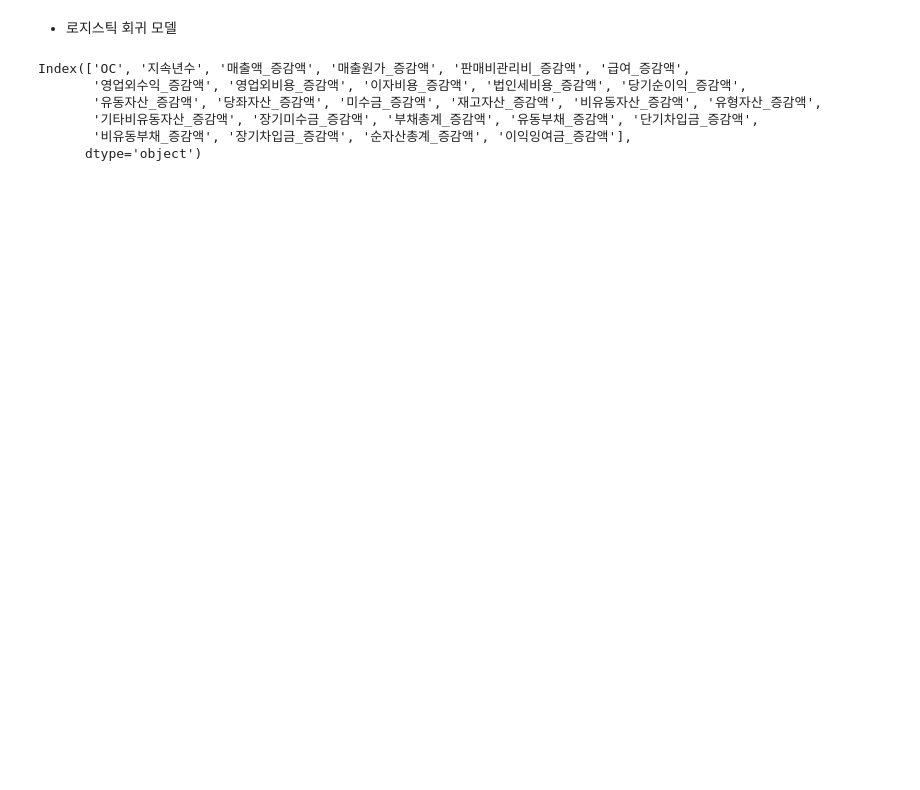
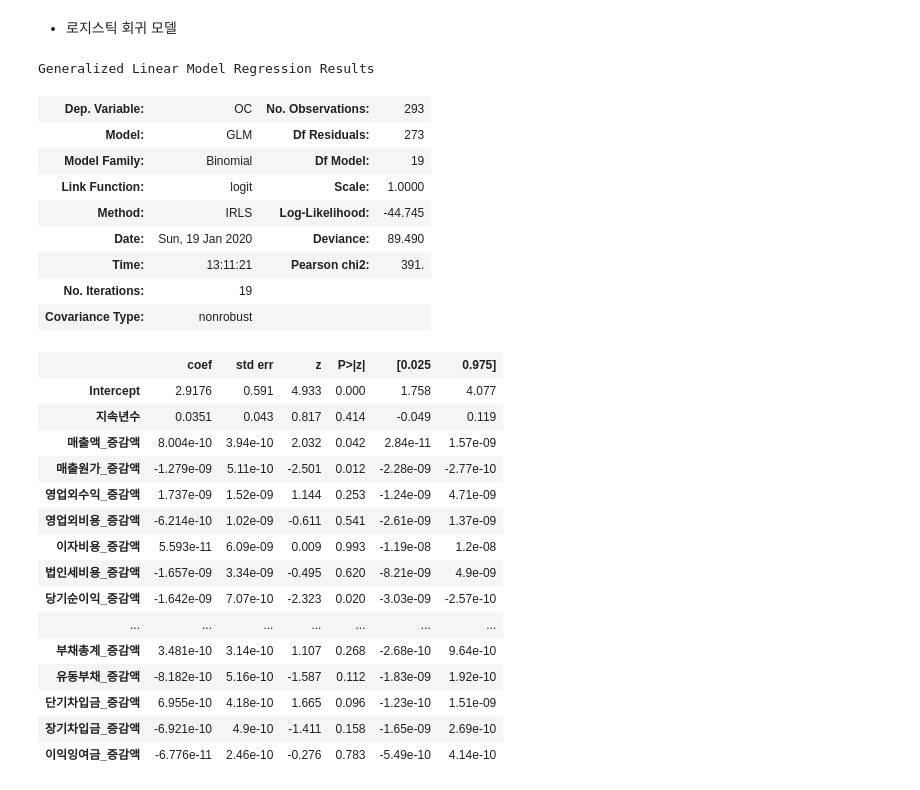
Before and after one commit to bill7845/jupyter_repo, a Jupyter notebook: jupyter_CODE/병원개폐업예측모델링/병원개폐업예측 모델링_3.ipynb, the cells around one changed output. Cells and saved outputs as stored; diff of their text form; code cells hidden in the pictures; blank space fills up the shorter version.

```diff
--- a/jupyter_CODE/병원개폐업예측모델링/병원개폐업예측 모델링_3.ipynb
+++ b/jupyter_CODE/병원개폐업예측모델링/병원개폐업예측 모델링_3.ipynb
@@ -459,11 +455,2 @@ train_asset
 # %% [markdown]
 * 로지스틱 회귀 모델
-# %%
-train_asset.columns
-# %% [output]
-Index(['OC', '지속년수', '매출액_증감액', '매출원가_증감액', '판매비관리비_증감액', '급여_증감액',
-       '영업외수익_증감액', '영업외비용_증감액', '이자비용_증감액', '법인세비용_증감액', '당기순이익_증감액',
-       '유동자산_증감액', '당좌자산_증감액', '미수금_증감액', '재고자산_증감액', '비유동자산_증감액', '유형자산_증감액',
-       '기타비유동자산_증감액', '장기미수금_증감액', '부채총계_증감액', '유동부채_증감액', '단기차입금_증감액',
-       '비유동부채_증감액', '장기차입금_증감액', '순자산총계_증감액', '이익잉여금_증감액'],
-      dtype='object')
@@ -480,3 +479,32 @@ model = smf.glm(
+# %%
+model.summary()
+# %% [output]
+Generalized Linear Model Regression Results
+| Dep. Variable: | OC | No. Observations: | 293 |
+| Model: | GLM | Df Residuals: | 273 |
+| Model Family: | Binomial | Df Model: | 19 |
+| Link Function: | logit | Scale: | 1.0000 |
+| Method: | IRLS | Log-Likelihood: | -44.745 |
+| Date: | Sun, 19 Jan 2020 | Deviance: | 89.490 |
+| Time: | 13:11:21 | Pearson chi2: | 391. |
+| No. Iterations: | 19 |  |  |
+| Covariance Type: | nonrobust |  |  |
+|  | coef | std err | z | P>|z| | [0.025 | 0.975] |
+| Intercept | 2.9176 | 0.591 | 4.933 | 0.000 | 1.758 | 4.077 |
+| 지속년수 | 0.0351 | 0.043 | 0.817 | 0.414 | -0.049 | 0.119 |
+| 매출액_증감액 | 8.004e-10 | 3.94e-10 | 2.032 | 0.042 | 2.84e-11 | 1.57e-09 |
+| 매출원가_증감액 | -1.279e-09 | 5.11e-10 | -2.501 | 0.012 | -2.28e-09 | -2.77e-10 |
+| 영업외수익_증감액 | 1.737e-09 | 1.52e-09 | 1.144 | 0.253 | -1.24e-09 | 4.71e-09 |
+| 영업외비용_증감액 | -6.214e-10 | 1.02e-09 | -0.611 | 0.541 | -2.61e-09 | 1.37e-09 |
+| 이자비용_증감액 | 5.593e-11 | 6.09e-09 | 0.009 | 0.993 | -1.19e-08 | 1.2e-08 |
+| 법인세비용_증감액 | -1.657e-09 | 3.34e-09 | -0.495 | 0.620 | -8.21e-09 | 4.9e-09 |
+| 당기순이익_증감액 | -1.642e-09 | 7.07e-10 | -2.323 | 0.020 | -3.03e-09 | -2.57e-10 |
+| ... | ... | ... | ... | ... | ... | ... |
+| 부채총계_증감액 | 3.481e-10 | 3.14e-10 | 1.107 | 0.268 | -2.68e-10 | 9.64e-10 |
+| 유동부채_증감액 | -8.182e-10 | 5.16e-10 | -1.587 | 0.112 | -1.83e-09 | 1.92e-10 |
+| 단기차입금_증감액 | 6.955e-10 | 4.18e-10 | 1.665 | 0.096 | -1.23e-10 | 1.51e-09 |
+| 장기차입금_증감액 | -6.921e-10 | 4.9e-10 | -1.411 | 0.158 | -1.65e-09 | 2.69e-10 |
+| 이익잉여금_증감액 | -6.776e-11 | 2.46e-10 | -0.276 | 0.783 | -5.49e-10 | 4.14e-10 |
 # %%
 model.summary()
 # %% [output]
```
Also changed, not shown: parts of 13 cells of this notebook.
